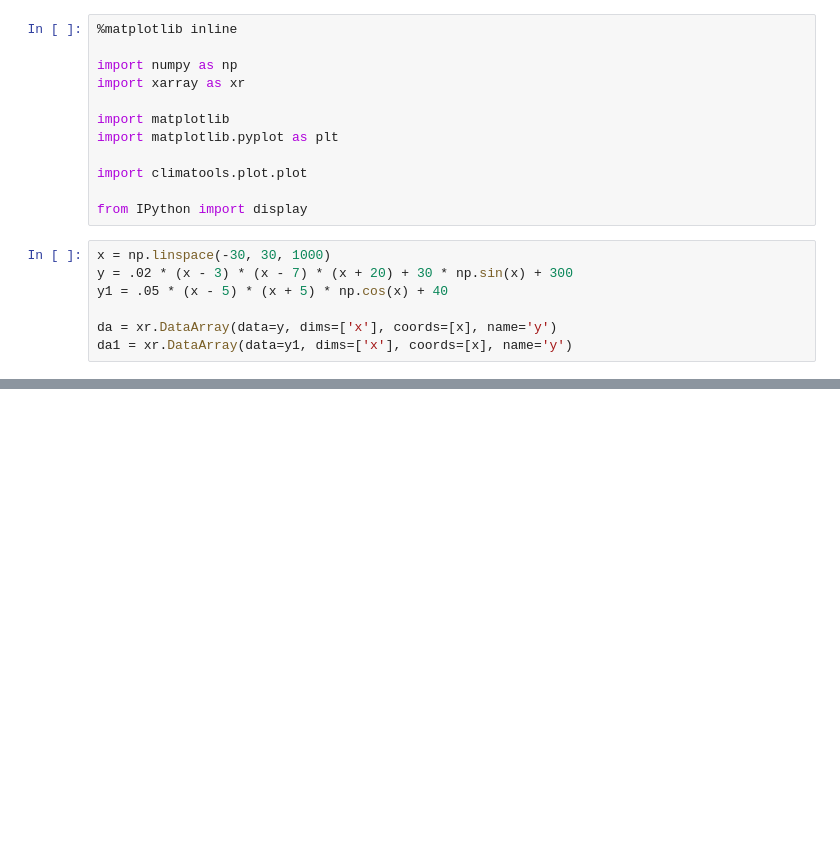
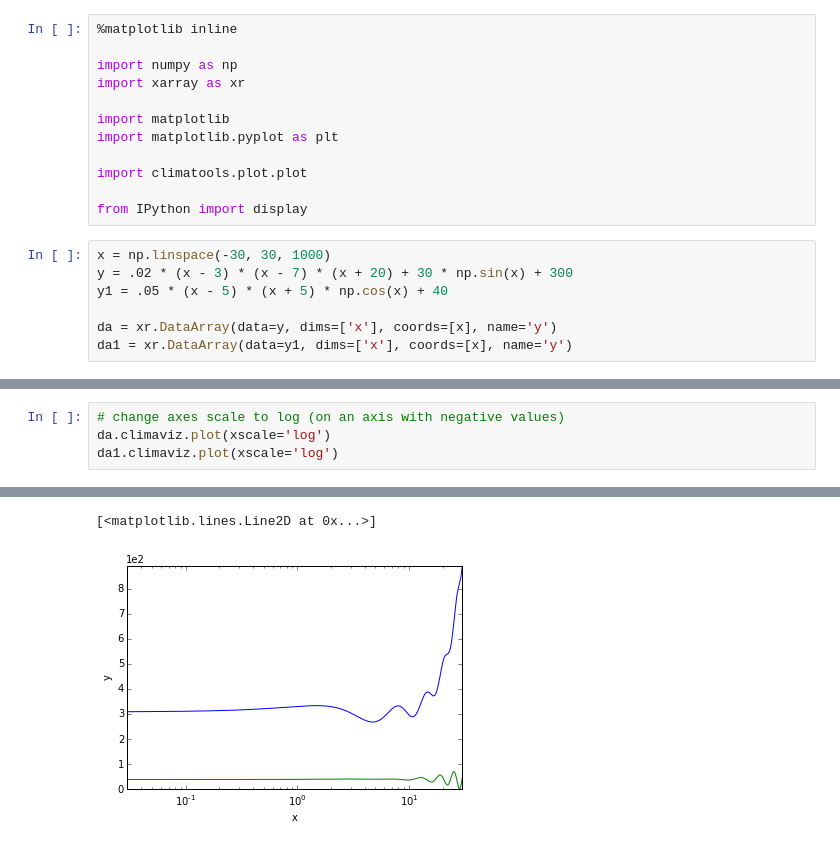
Before and after one commit to qAp/climatools, a Jupyter notebook: climatools/examples/1d_plotting/plotting_1d_DataArray.ipynb, the cells around one changed output, grey strips where cells are left out. Cells and saved outputs as stored; diff of their text form; blank space fills up the shorter version.

```diff
--- a/climatools/examples/1d_plotting/plotting_1d_DataArray.ipynb
+++ b/climatools/examples/1d_plotting/plotting_1d_DataArray.ipynb
@@ -25,0 +41,5 @@ plt.savefig('simple_plot.png')
+# %%
+# change axes scale to log (on an axis with negative values)
+da.climaviz.plot(xscale='log')
+da1.climaviz.plot(xscale='log')
+# %% [output]
@@ -26 +48,3 @@ plt.savefig('simple_plot.png')
+[<matplotlib.lines.Line2D at 0x...>]
+[figure, added]
 # %%
```
Also changed, not shown: parts of 8 cells of this notebook.
